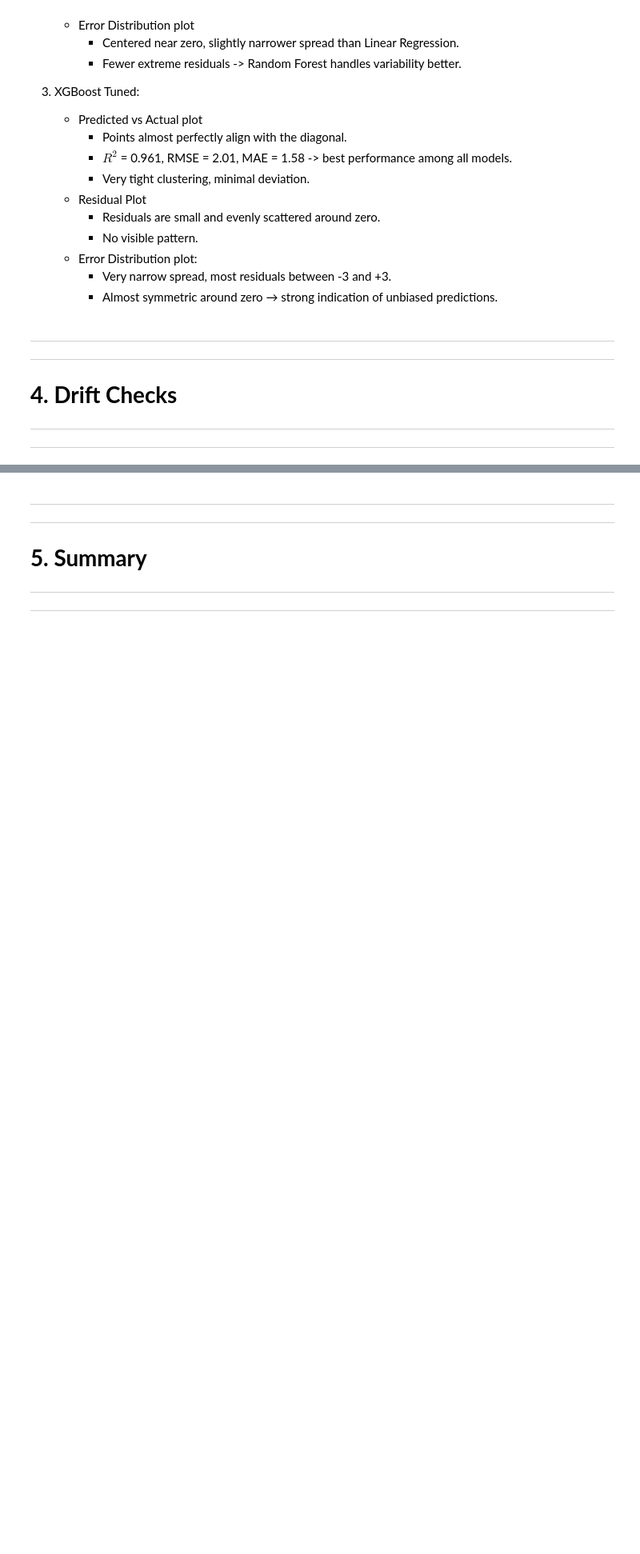
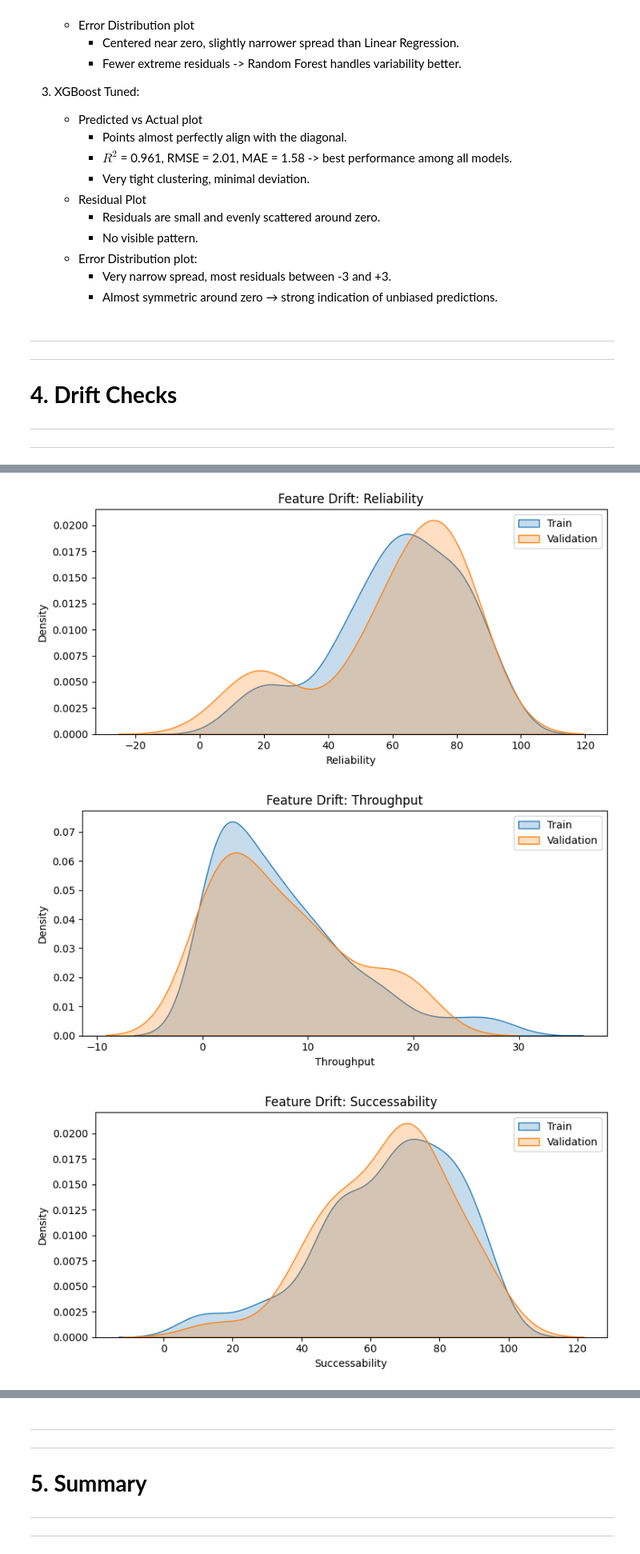
Before and after one commit to ricardo-abreu1/Route-25, a Jupyter notebook: task 2/Analysis.ipynb, the cells around one changed output, grey strips where cells are left out. Shown: that part at 80% size. Saved outputs shown, nothing was run; the diff lists cells and outputs as text; code cells hidden in the pictures; blank space fills up the shorter version.

Commit message:
Regression data drifts

```diff
--- a/task 2/Analysis.ipynb
+++ b/task 2/Analysis.ipynb
@@ -136,3 +136,16 @@ for name, model in models.items():
 # **4. Drift Checks**
 ---
 ---
+# %%
+# Load training data
+path = '../qws1_dataset/training_data_regression.csv'
+df_train = pd.read_csv(path)
+
+# Define columns
+train_col = ['Response Time', 'Availability', 'Throughput', 'Successability',
+             'Reliability', 'Compliance', 'Documentation']
+target_col = 'WsRF: Web Service Relevancy Function (%)'
+
+# Split features and target
+X_train = df_train[train_col]
+y_train = df_train[target_col]
@@ -138,0 +223,16 @@ for name, model in models.items():
+# %%
+# Top 3 drifted features
+top_features = df_drift['Feature'].head(3)
+for col in top_features:
+    plt.figure(figsize=(8, 4))
+    sns.kdeplot(X_train[col], label='Train', fill=True)
+    sns.kdeplot(X_val[col], label='Validation', fill=True)
+    plt.title(f"Feature Drift: {col}")
+    plt.legend()
+    plt.tight_layout()
+    plt.savefig(f"{ARTIFACT_DIR}/drift_{col}.png")
+    plt.show()
+# %% [output]
+[figure, added]
+[figure, added]
+[figure, added]
```
Also changed, not shown: parts of 7 cells of this notebook, 11 other files.
